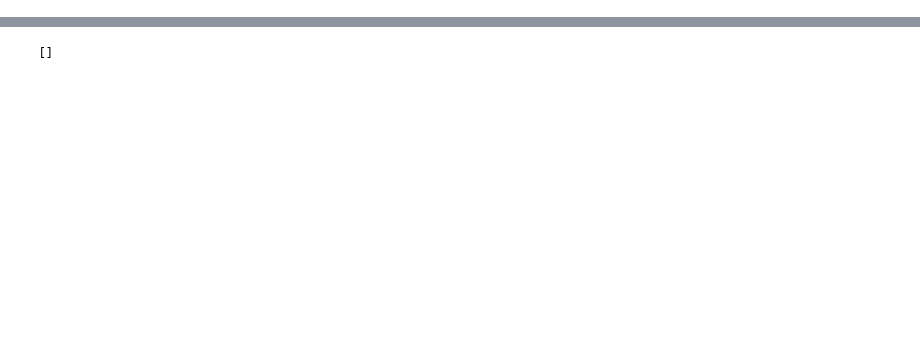
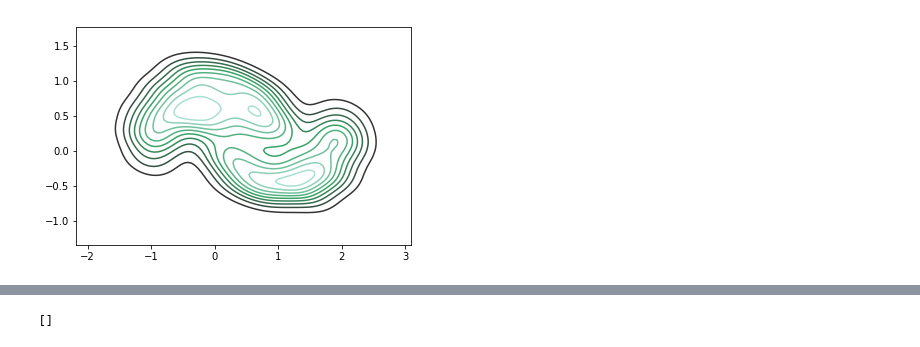
Before and after one commit to npetrenko/real_nvp, a Jupyter notebook: NVP-all.ipynb, the cells around one changed output, grey strips where cells are left out. Drawn from its saved outputs; the diff is of its cells as text; code cells hidden in the pictures; blank space fills up the shorter version.

```diff
--- a/NVP-all.ipynb
+++ b/NVP-all.ipynb
@@ -114,11 +136,16 @@ for _ in range(20):
 KeyboardInterrupt:
 # %%
-inverse = flows.apply(inp*4, inverse=True)
+inverse = flows.apply(inp*2, inverse=True)
 # %%
-restored = inverse.eval({inp:np.random.normal(size=[400,2]), phase: False})
+restored = inverse.eval({inp:np.random.normal(size=[1000,2]), phase: False})
 #restored = inverse.eval({inp:ver})
 # %%
 restored = restored[np.logical_not(np.any(restored**2 > 30, axis=-1))]
+# %%
+sns.kdeplot(restored[:,0], restored[:,1])
+plt.show()
+# %% [output]
+[figure, added]
 # %%
 plt.scatter(restored[:,0], restored[:,1])
 plt.show()
```
Also changed, not shown: parts of 21 cells of this notebook, 3 other files.
